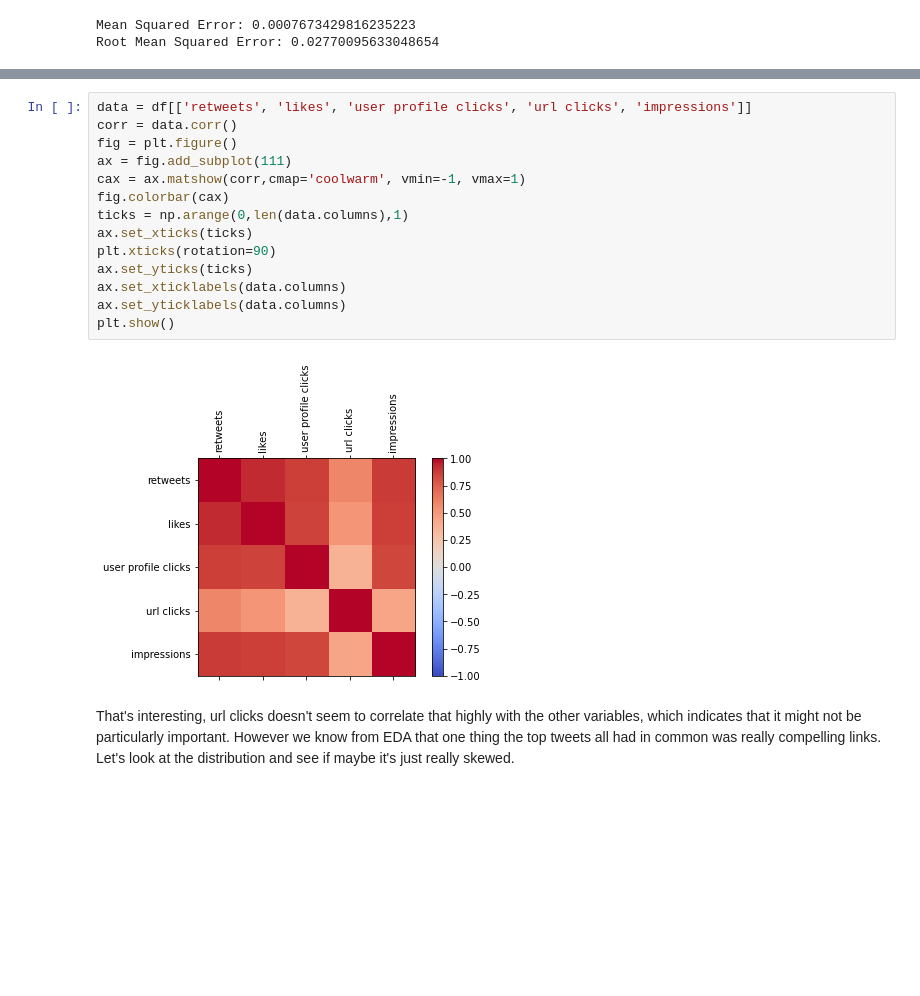
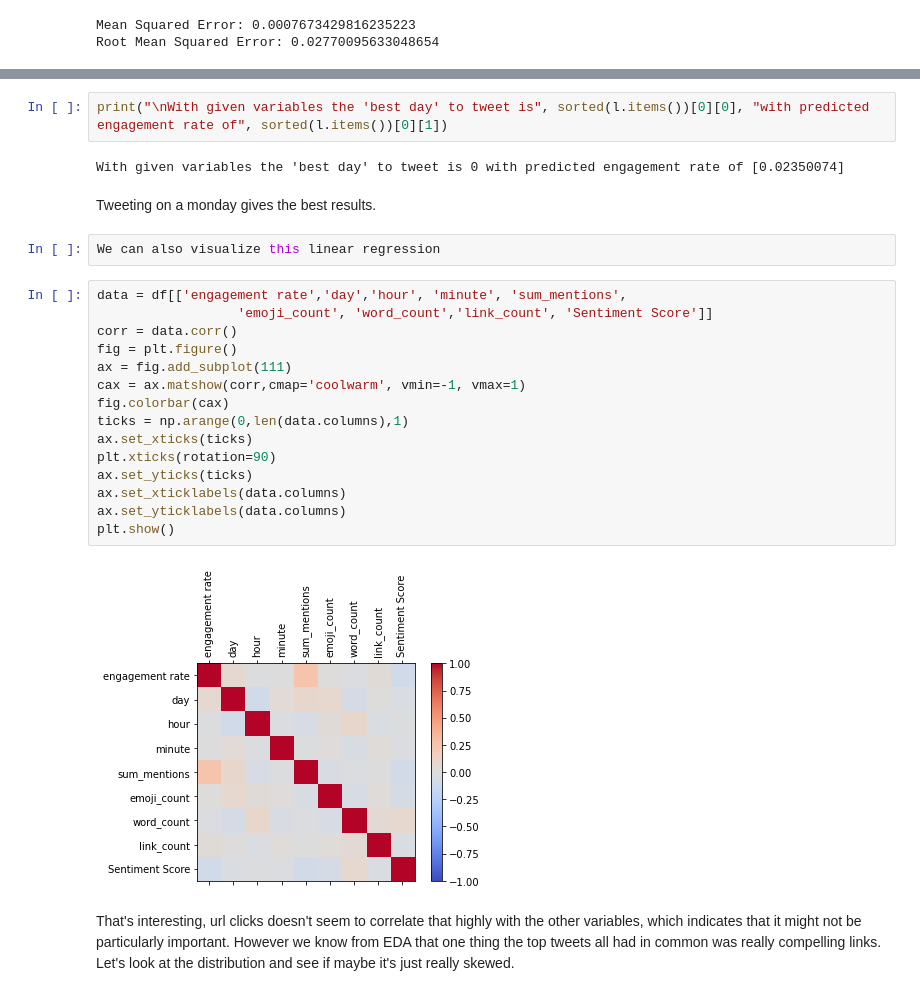
Before and after one commit to Graham-MacIsaac/Seamless-Twitter-Project, a Jupyter notebook: modeling.ipynb, the cells around one changed output, grey strips where cells are left out. Cells and saved outputs as stored; diff of their text form; blank space fills up the shorter version.

```diff
--- a/modeling.ipynb
+++ b/modeling.ipynb
@@ -242,19 +224,28 @@ With given variables the 'best day' to tweet is 0 with predicted engagement rate
+# %%
+print("\nWith given variables the 'best day' to tweet is", sorted(l.items())[0][0], "with predicted engagement rate of", sorted(l.items())[0][1])
+# %% [output]
+With given variables the 'best day' to tweet is 0 with predicted engagement rate of [0.02350074]
+# %% [markdown]
+Tweeting on a monday gives the best results.
+# %%
+We can also visualize this linear regression
 # %%
-data = df[['retweets', 'likes', 'user profile clicks', 'url clicks', 'impressions']]
+data = df[['engagement rate','day','hour', 'minute', 'sum_mentions',
+                  'emoji_count', 'word_count','link_count', 'Sentiment Score']]
 corr = data.corr()
 fig = plt.figure()
 ax = fig.add_subplot(111)
 cax = ax.matshow(corr,cmap='coolwarm', vmin=-1, vmax=1)
 fig.colorbar(cax)
 ticks = np.arange(0,len(data.columns),1)
 ax.set_xticks(ticks)
 plt.xticks(rotation=90)
 ax.set_yticks(ticks)
 ax.set_xticklabels(data.columns)
 ax.set_yticklabels(data.columns)
 plt.show()
 # %% [output]
-[figure, old version]
+[figure, new version]
 # %% [markdown]
 That's interesting, url clicks doesn't seem to correlate that highly with the other variables, which indicates that it might not be particularly important. However we know from EDA that one thing the top tweets all had in common was really compelling links. Let's look at the distribution and see if maybe it's just really skewed.
 # %%
```
Also changed, not shown: parts of 22 cells of this notebook.
